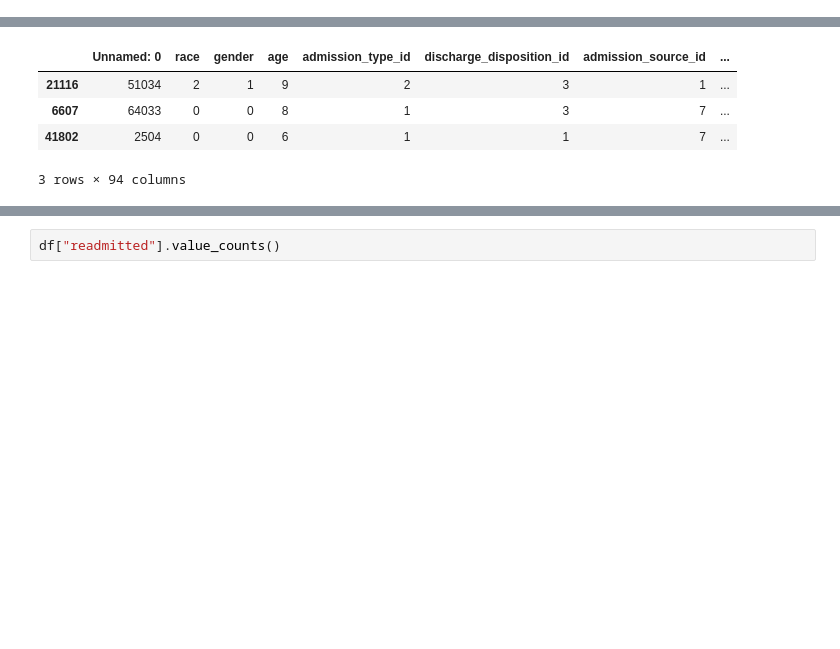
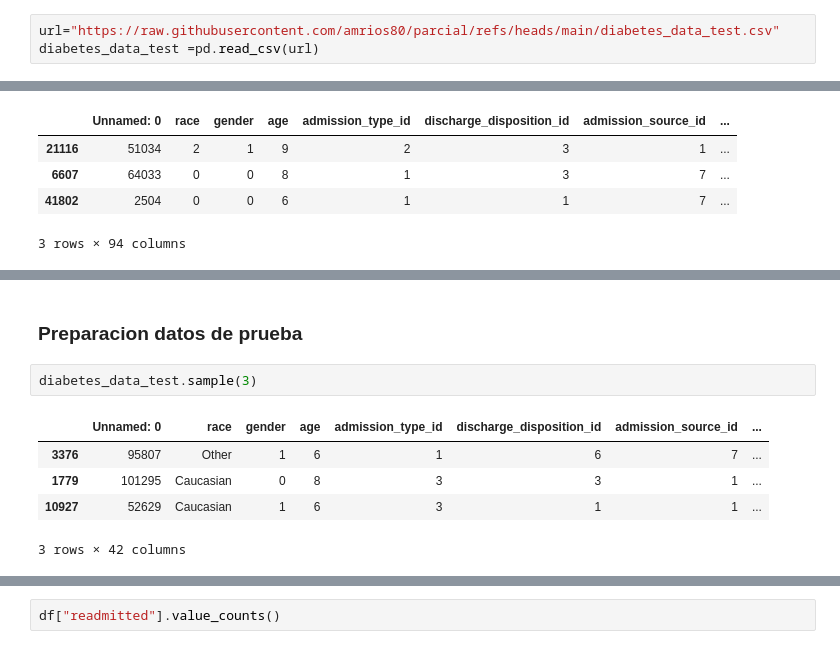
Before and after one commit to amrios80/parcial, a Jupyter notebook: parcial.ipynb, the cells around one changed output, grey strips where cells are left out. Cells and saved outputs as stored; diff of their text form; blank space fills up the shorter version.

```diff
--- a/parcial.ipynb
+++ b/parcial.ipynb
@@ -47,6 +47,9 @@ import joblib
 # %%
 url="https://raw.githubusercontent.com/amrios80/parcial/refs/heads/main/diabetes_data_train.csv"
 diabetes_data =pd.read_csv(url)
+# %%
+url="https://raw.githubusercontent.com/amrios80/parcial/refs/heads/main/diabetes_data_test.csv"
+diabetes_data_test =pd.read_csv(url)
 # %% [markdown]
 ### Preprocesamiento del modelo
 # %%
@@ -149,2 +154,12 @@ clf.fit(X, y)
 # %% [output]
 DecisionTreeClassifier(max_depth=20, min_samples_leaf=3, random_state=2)
+# %% [markdown]
+### Preparacion datos de prueba
+# %%
+diabetes_data_test.sample(3)
+# %% [output]
+|  | Unnamed: 0 | race | gender | age | admission_type_id | discharge_disposition_id | admission_source_id | ... |
+| 3376 | 95807 | Other | 1 | 6 | 1 | 6 | 7 | ... |
+| 1779 | 101295 | Caucasian | 0 | 8 | 3 | 3 | 1 | ... |
+| 10927 | 52629 | Caucasian | 1 | 6 | 3 | 1 | 1 | ... |
+3 rows × 42 columns
```
Also changed, not shown: parts of 8 cells of this notebook.
